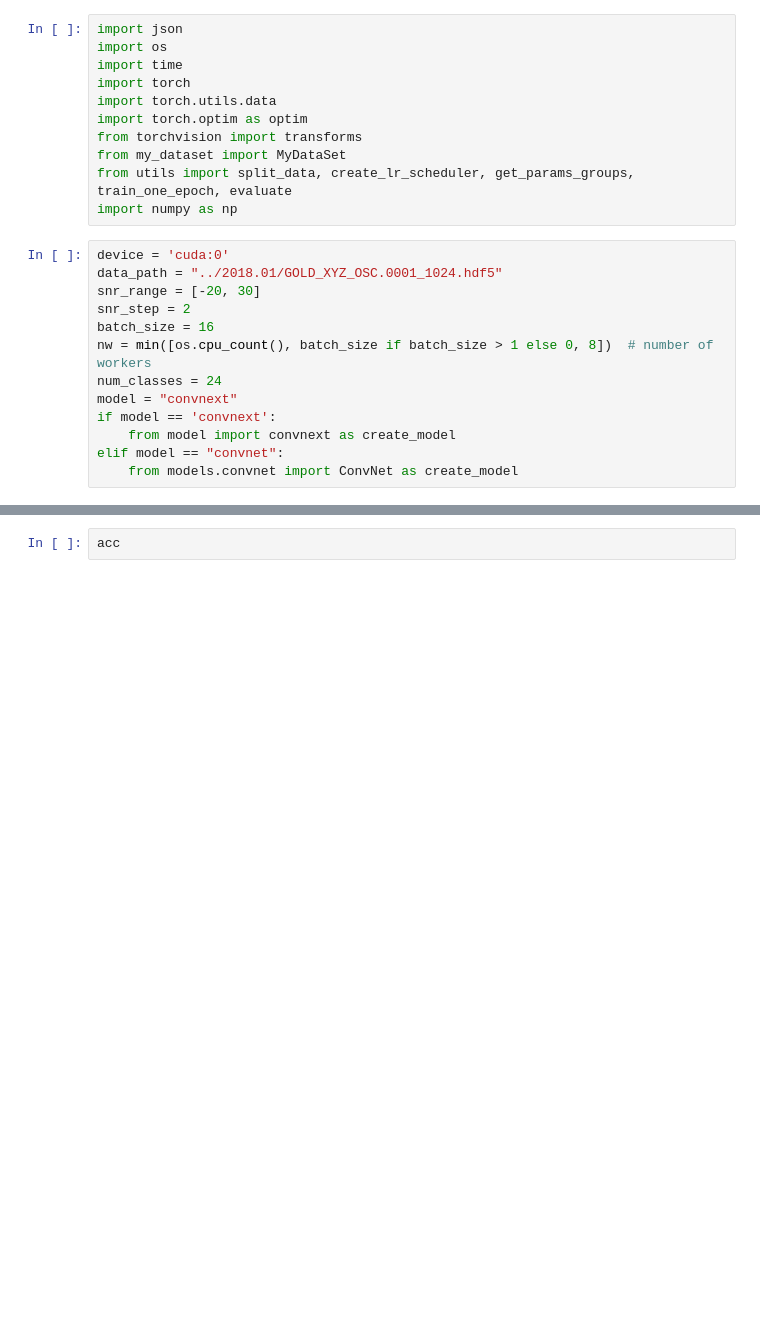
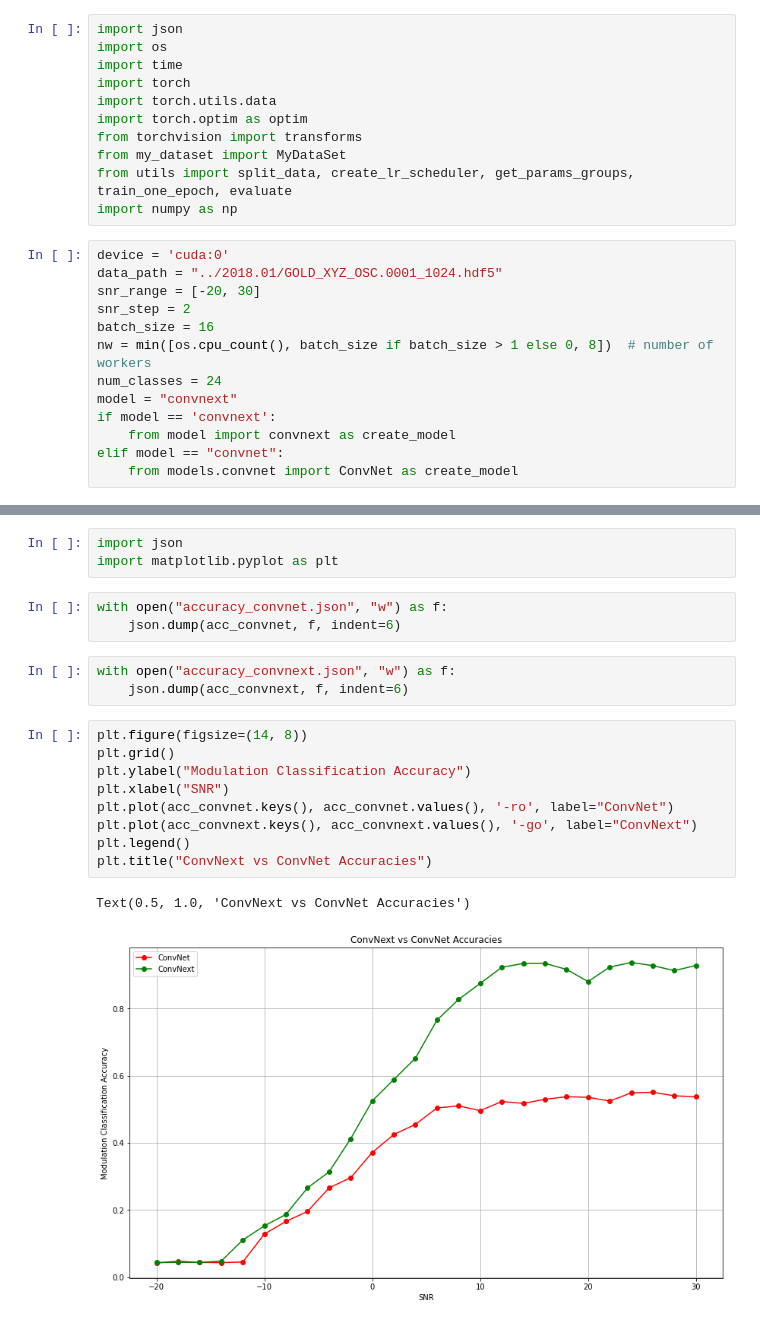
Before and after one commit to LorenzoBellone/Radio-Signal-Classification, a Jupyter notebook: plots.ipynb, the cells around one changed output, grey strips where cells are left out. Saved outputs shown, nothing was run; the diff lists cells and outputs as text; blank space fills up the shorter version.

Commit message:
save and create plots testing convnet vs convnext

```diff
--- a/plots.ipynb
+++ b/plots.ipynb
@@ -76,2 +93,21 @@ RuntimeError: Given groups=1, weight of size [32, 1, 1, 2], expected input[16, 2
-# %%
-acc
+# %%
+import json
+import matplotlib.pyplot as plt
+# %%
+with open("accuracy_convnet.json", "w") as f:
+    json.dump(acc_convnet, f, indent=6)
+# %%
+with open("accuracy_convnext.json", "w") as f:
+    json.dump(acc_convnext, f, indent=6)
+# %%
+plt.figure(figsize=(14, 8))
+plt.grid()
+plt.ylabel("Modulation Classification Accuracy")
+plt.xlabel("SNR")
+plt.plot(acc_convnet.keys(), acc_convnet.values(), '-ro', label="ConvNet")
+plt.plot(acc_convnext.keys(), acc_convnext.values(), '-go', label="ConvNext")
+plt.legend()
+plt.title("ConvNext vs ConvNet Accuracies")
+# %% [output]
+Text(0.5, 1.0, 'ConvNext vs ConvNet Accuracies')
+[figure, added]
```
Also changed, not shown: parts of 1 cell of this notebook.
